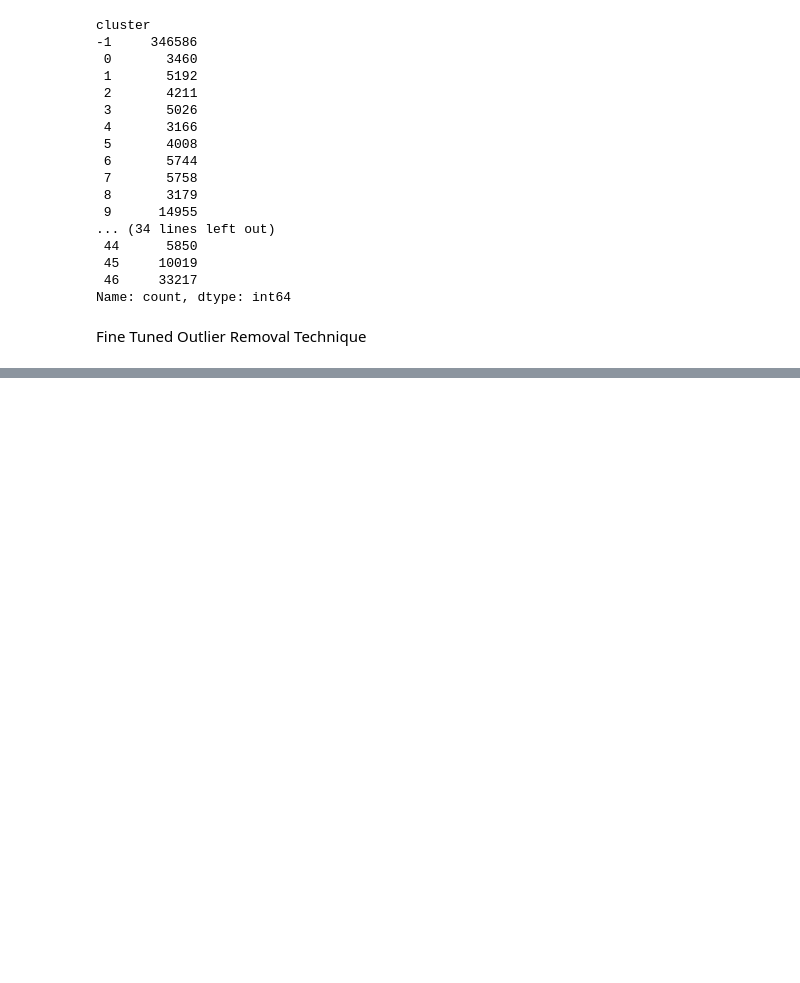
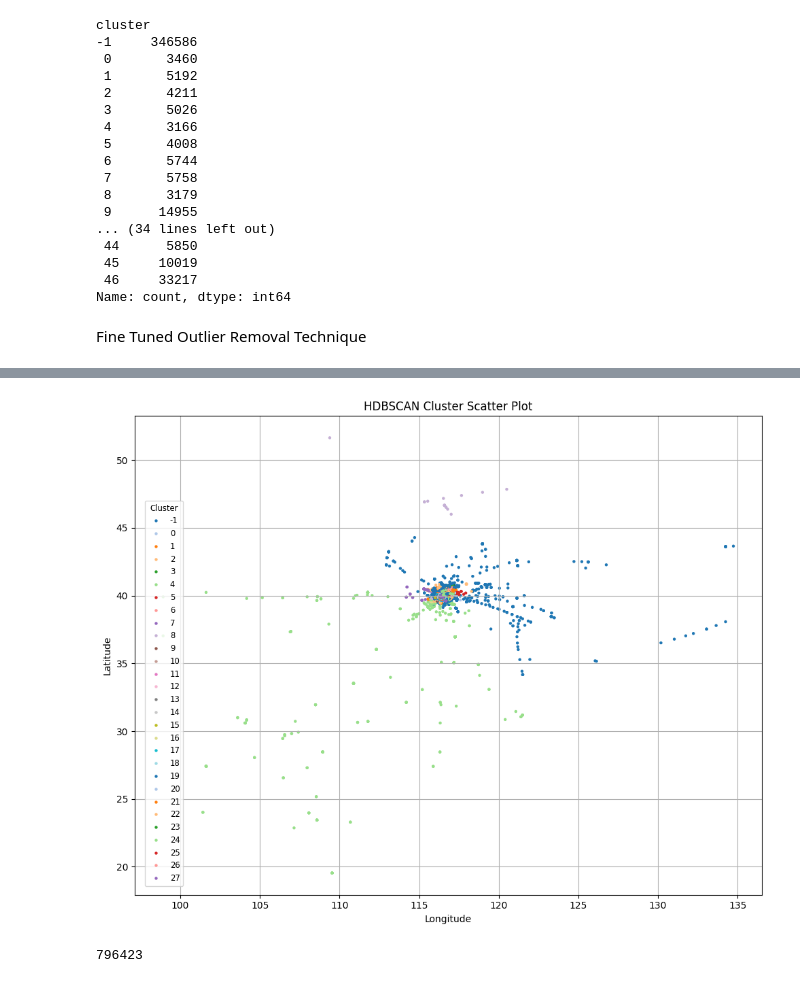
Before and after one commit to leeprasath/IEEE_SubResizeUsingAIForFleetVehicles, a Jupyter notebook: notebook/03_HDBSCAN_ul_gpu.ipynb, the cells around one changed output, grey strips where cells are left out. Saved outputs shown, nothing was run; the diff lists cells and outputs as text; code cells hidden in the pictures; blank space fills up the shorter version.

```diff
--- a/notebook/03_HDBSCAN_ul_gpu.ipynb
+++ b/notebook/03_HDBSCAN_ul_gpu.ipynb
@@ -465,0 +575,37 @@ Name: count, dtype: int64
+# %%
+import matplotlib.pyplot as plt
+import seaborn as sns
+
+plt.figure(figsize=(10, 8))
+scatter = sns.scatterplot(
+    data=df_cleaned,
+    x='longitude', y='latitude',
+    hue='cluster',
+    palette='tab20',
+    s=10,
+    linewidth=0,
+    legend='full'  # Show full legend
+)
+
+# Put the legend inside the plot in a corner
+plt.legend(
+    title='Cluster',
+    loc='lower left',           # or 'upper right', 'center left', etc.
+    bbox_to_anchor=(0.01, 0.01),  # x, y (fraction of axes size)
+    fontsize='small',
+    title_fontsize='small',
+    frameon=True
+)
+
+plt.title('HDBSCAN Cluster Scatter Plot')
+plt.xlabel('Longitude')
+plt.ylabel('Latitude')
+plt.grid(True)
+plt.tight_layout()
+plt.show()
+# %% [output]
+[figure, added]
+# %%
+len(df_cleaned)
+# %% [output]
+796423
```
Also changed, not shown: parts of 9 cells of this notebook.
